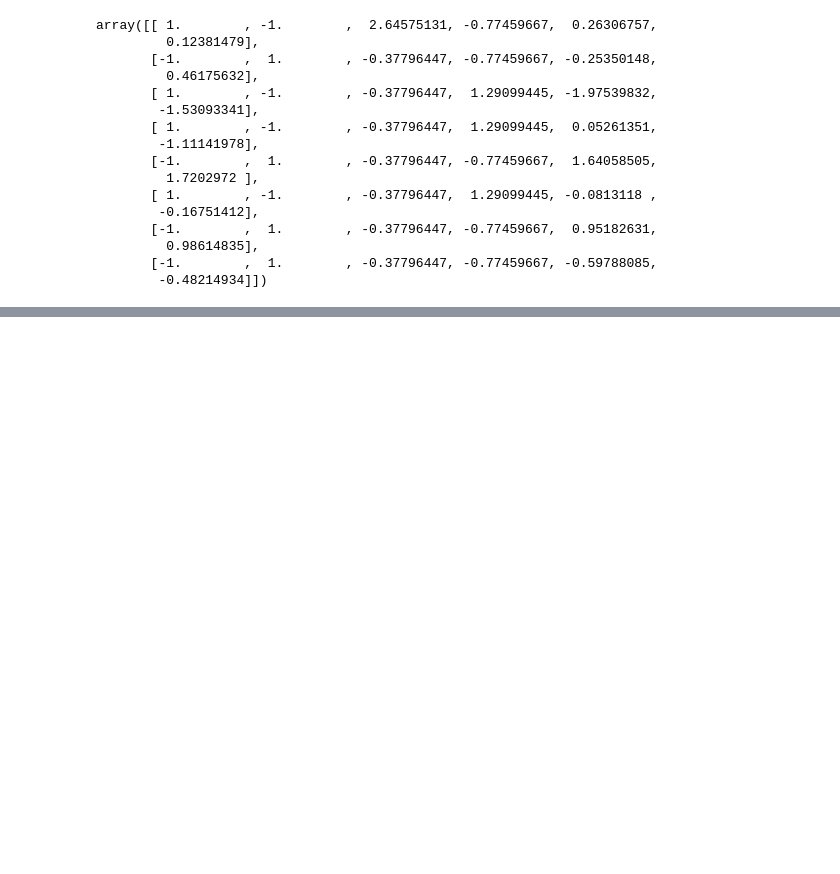
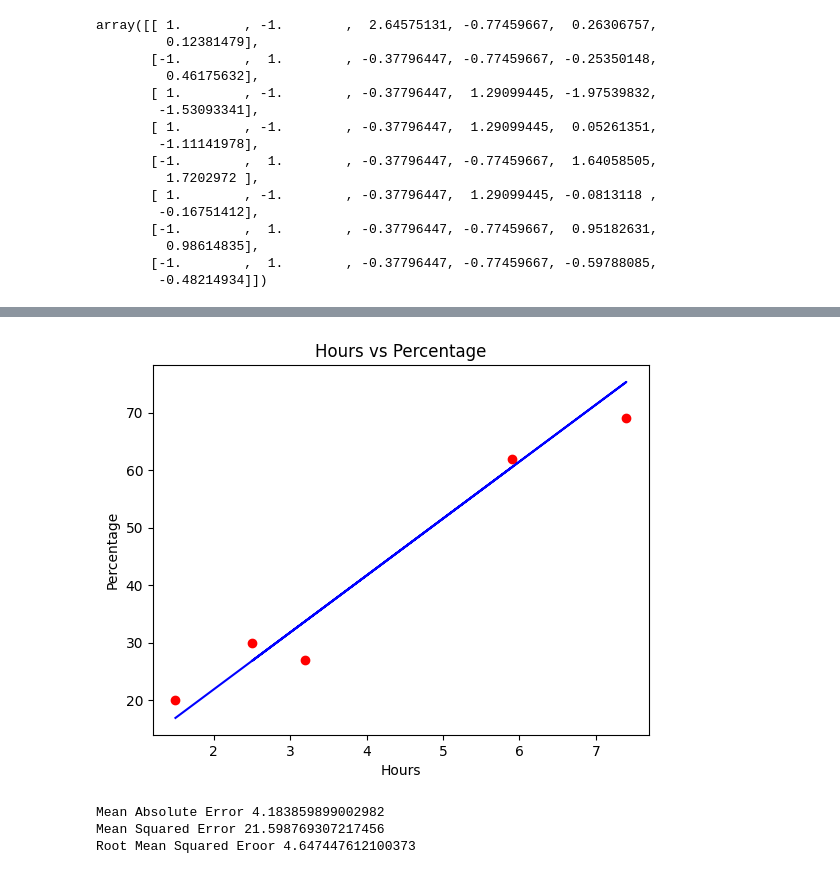
Before and after one commit to bonsoul/-100Daysof-Code-ML, a Jupyter notebook: _100_Days_of_ML_CODE.ipynb, the cells around one changed output, grey strips where cells are left out. Cells and saved outputs as stored; diff of their text form; code cells hidden in the pictures; blank space fills up the shorter version.

```diff
--- a/_100_Days_of_ML_CODE.ipynb
+++ b/_100_Days_of_ML_CODE.ipynb
@@ -172,0 +236,24 @@ array([[ 1.        , -1.        ,  2.64575131, -0.77459667,  0.26306757,
+# %%
+# visualise the test results
+
+plt.scatter(X_test,Y_test,color='red')
+plt.plot(X_test,regressor.predict(X_test),color='blue')
+plt.title('Hours vs Percentage')
+plt.xlabel('Hours')
+plt.ylabel('Percentage')
+plt.show()
+# %% [output]
+[figure, added]
+# %%
+# accurancy
+
+
+from sklearn import metrics
+
+print('Mean Absolute Error', metrics.mean_absolute_error(Y_test,Y_pred))
+print('Mean Squared Error', metrics.mean_squared_error(Y_test,Y_pred))
+print('Root Mean Squared Eroor', np.sqrt(metrics.mean_squared_error(Y_test,Y_pred)))
+# %% [output]
+Mean Absolute Error 4.183859899002982
+Mean Squared Error 21.598769307217456
+Root Mean Squared Eroor 4.647447612100373
```
Also changed, not shown: parts of 8 cells of this notebook.
